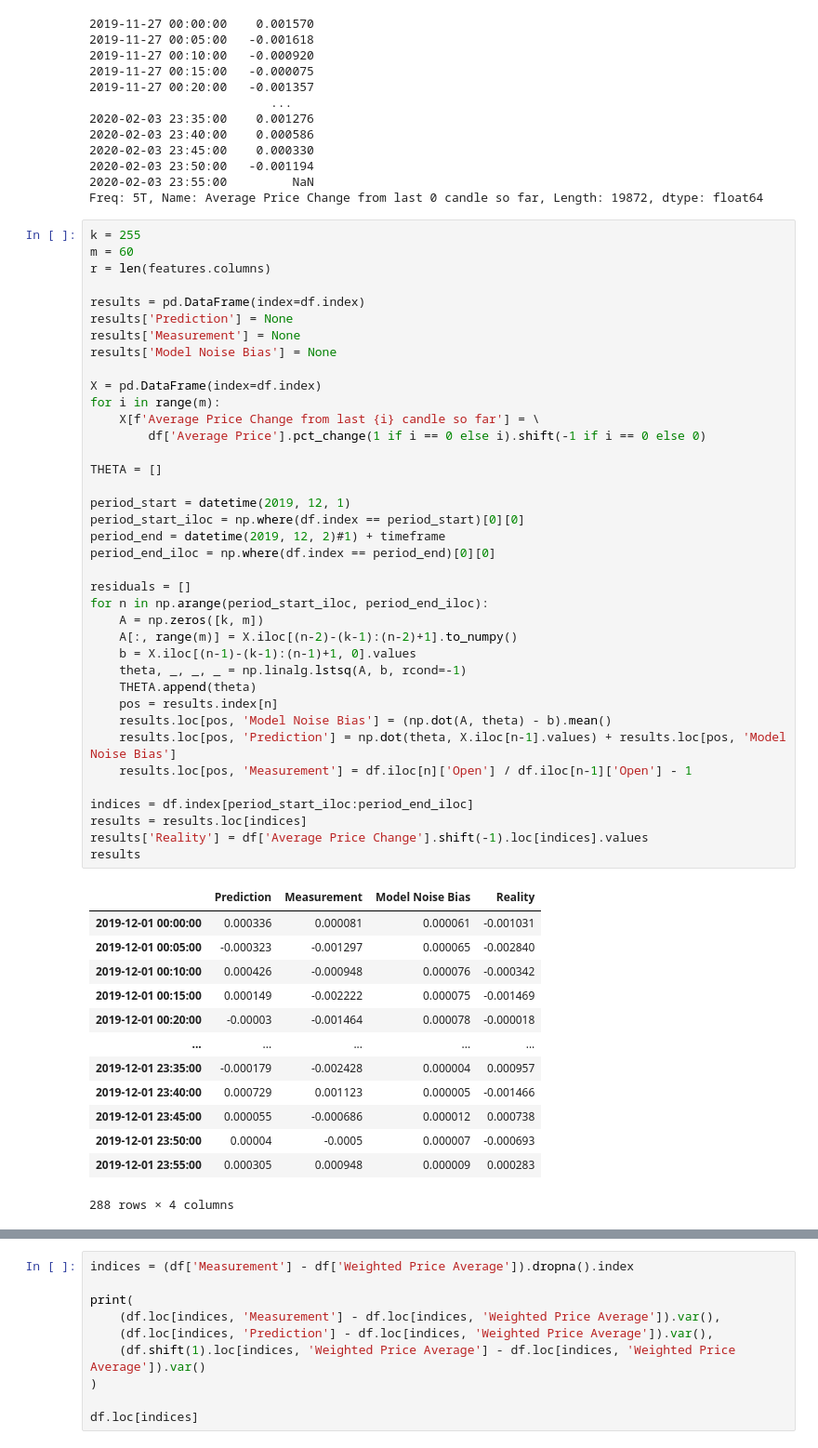
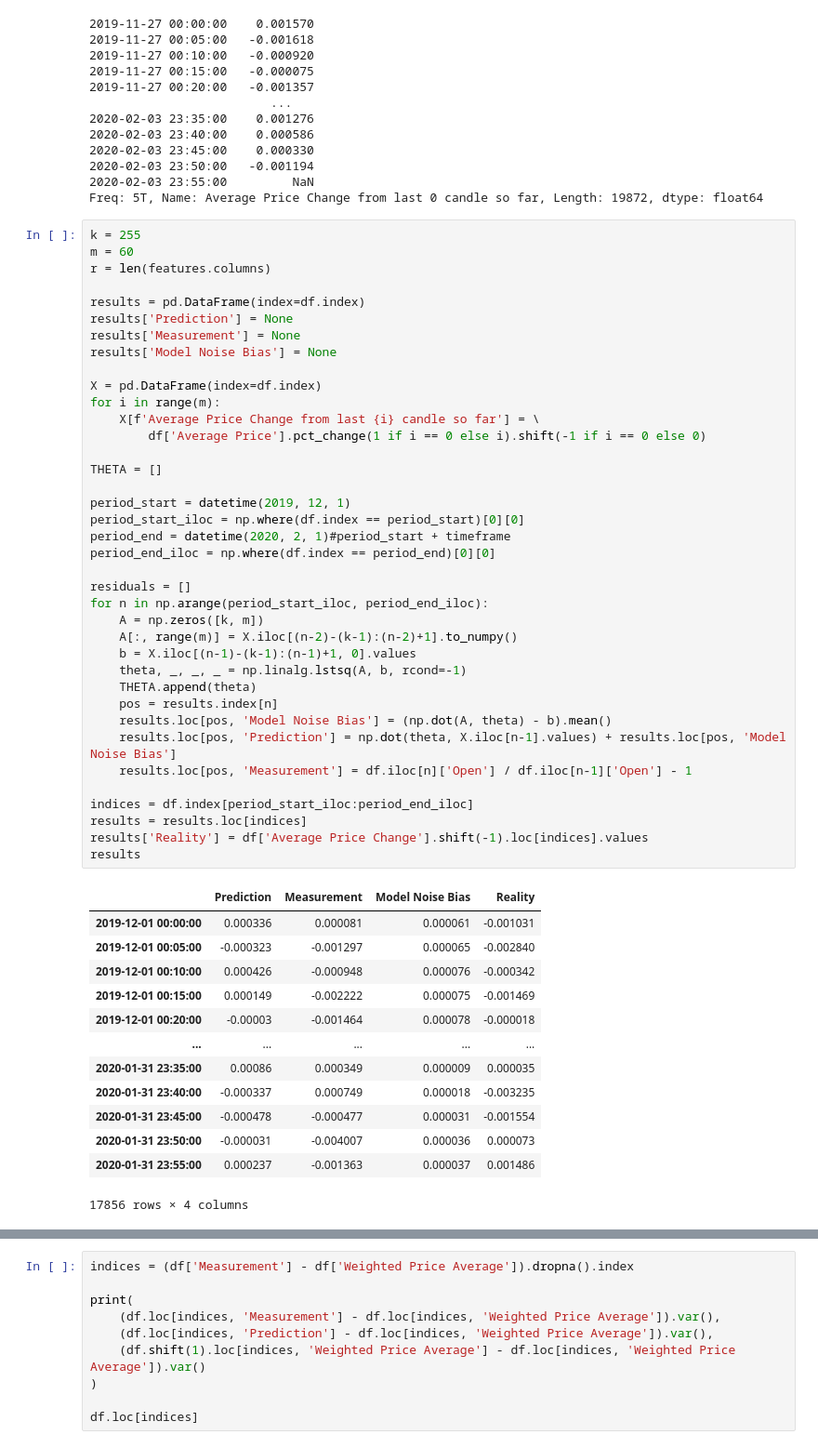
Before and after one commit to MohsenGhodrati/cvx_project_Kalman_Filter, a Jupyter notebook: Experiments.ipynb, the cells around one changed output, grey strips where cells are left out. Shown: that part at 93% size. Saved outputs shown, nothing was run; the diff lists cells and outputs as text.

```diff
--- a/Experiments.ipynb
+++ b/Experiments.ipynb
@@ -211,40 +211,40 @@ for i in range(m):
 THETA = []
 
 period_start = datetime(2019, 12, 1)
 period_start_iloc = np.where(df.index == period_start)[0][0]
-period_end = datetime(2019, 12, 2)#1) + timeframe
+period_end = datetime(2020, 2, 1)#period_start + timeframe
 period_end_iloc = np.where(df.index == period_end)[0][0]
 
 residuals = []
 for n in np.arange(period_start_iloc, period_end_iloc):
     A = np.zeros([k, m])
     A[:, range(m)] = X.iloc[(n-2)-(k-1):(n-2)+1].to_numpy()
     b = X.iloc[(n-1)-(k-1):(n-1)+1, 0].values
     theta, _, _, _ = np.linalg.lstsq(A, b, rcond=-1)
     THETA.append(theta)
     pos = results.index[n]
     results.loc[pos, 'Model Noise Bias'] = (np.dot(A, theta) - b).mean()
     results.loc[pos, 'Prediction'] = np.dot(theta, X.iloc[n-1].values) + results.loc[pos, 'Model Noise Bias']
     results.loc[pos, 'Measurement'] = df.iloc[n]['Open'] / df.iloc[n-1]['Open'] - 1
 
 indices = df.index[period_start_iloc:period_end_iloc]
 results = results.loc[indices]
 results['Reality'] = df['Average Price Change'].shift(-1).loc[indices].values
 results
 # %% [output]
 |  | Prediction | Measurement | Model Noise Bias | Reality |
 | 2019-12-01 00:00:00 | 0.000336 | 0.000081 | 0.000061 | -0.001031 |
 | 2019-12-01 00:05:00 | -0.000323 | -0.001297 | 0.000065 | -0.002840 |
 | 2019-12-01 00:10:00 | 0.000426 | -0.000948 | 0.000076 | -0.000342 |
 | 2019-12-01 00:15:00 | 0.000149 | -0.002222 | 0.000075 | -0.001469 |
 | 2019-12-01 00:20:00 | -0.00003 | -0.001464 | 0.000078 | -0.000018 |
 | ... | ... | ... | ... | ... |
-| 2019-12-01 23:35:00 | -0.000179 | -0.002428 | 0.000004 | 0.000957 |
-| 2019-12-01 23:40:00 | 0.000729 | 0.001123 | 0.000005 | -0.001466 |
-| 2019-12-01 23:45:00 | 0.000055 | -0.000686 | 0.000012 | 0.000738 |
-| 2019-12-01 23:50:00 | 0.00004 | -0.0005 | 0.000007 | -0.000693 |
-| 2019-12-01 23:55:00 | 0.000305 | 0.000948 | 0.000009 | 0.000283 |
+| 2020-01-31 23:35:00 | 0.00086 | 0.000349 | 0.000009 | 0.000035 |
+| 2020-01-31 23:40:00 | -0.000337 | 0.000749 | 0.000018 | -0.003235 |
+| 2020-01-31 23:45:00 | -0.000478 | -0.000477 | 0.000031 | -0.001554 |
+| 2020-01-31 23:50:00 | -0.000031 | -0.004007 | 0.000036 | 0.000073 |
+| 2020-01-31 23:55:00 | 0.000237 | -0.001363 | 0.000037 | 0.001486 |
-288 rows × 4 columns
+17856 rows × 4 columns
 # %%
 t = np.bincount(np.sign(results['Prediction']) == np.sign(results['Reality']))
 t[1] / (t[0]+t[1]) * 100
```
Also changed, not shown: parts of 5 cells of this notebook.
